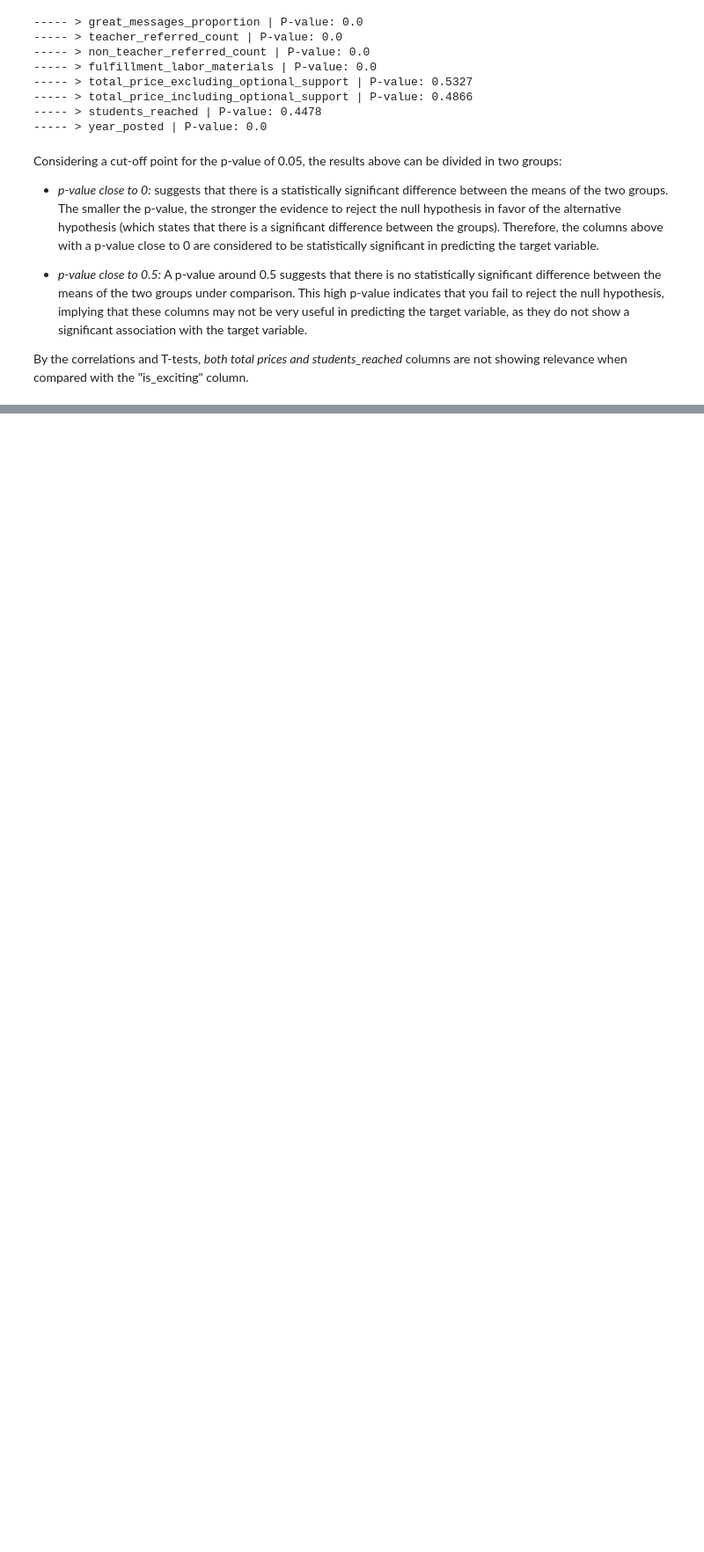
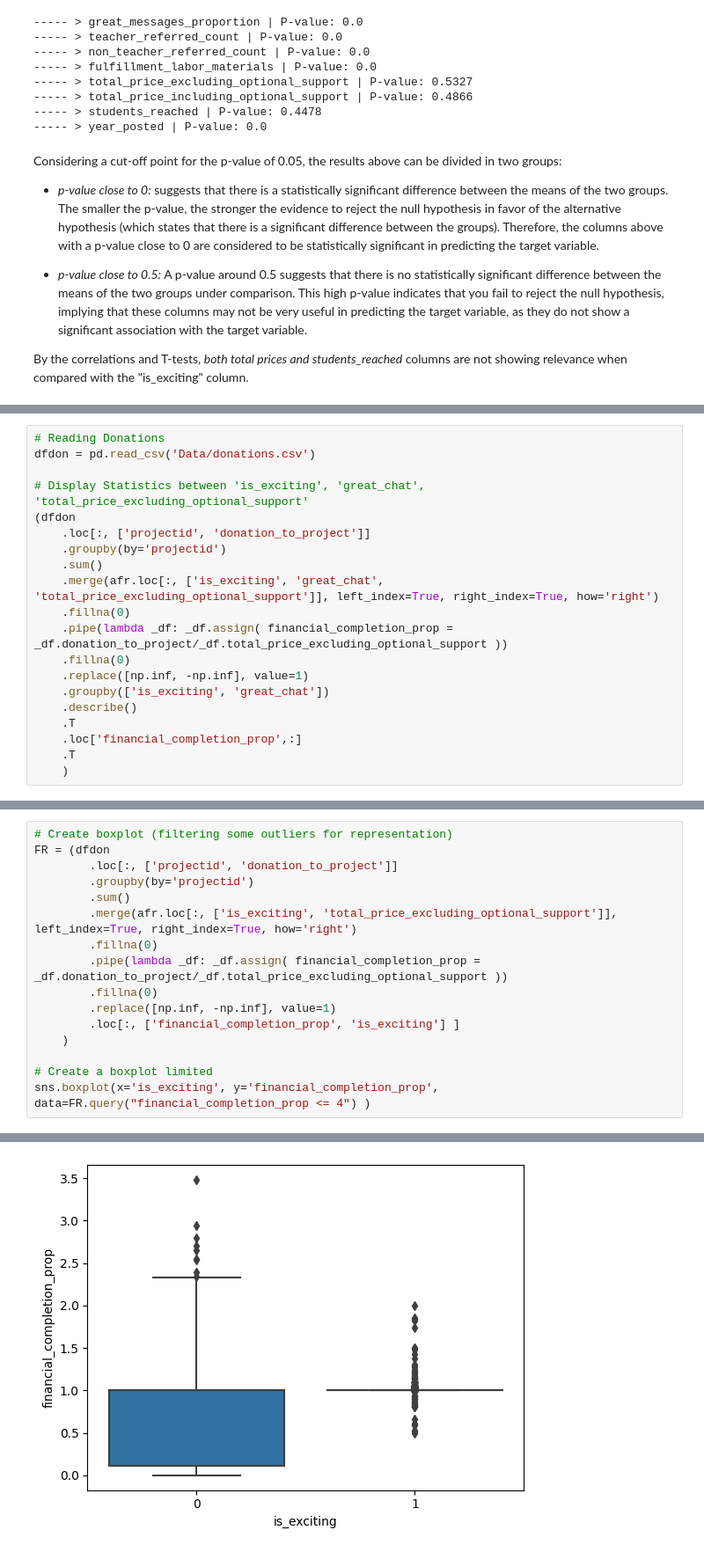
Before and after one commit to maikelps/KKDcup, a Jupyter notebook: Assessment.ipynb, the cells around one changed output, grey strips where cells are left out. Shown at 88% size. Drawn from its saved outputs; the diff is of its cells as text; blank space fills up the shorter version.

```diff
--- a/Assessment.ipynb
+++ b/Assessment.ipynb
@@ -209,0 +387,20 @@ By the correlations and T-tests, *both total prices and students_reached* column
+# %%
+# Reading Donations
+dfdon = pd.read_csv('Data/donations.csv')
+
+# Display Statistics between 'is_exciting', 'great_chat', 'total_price_excluding_optional_support'
+(dfdon
+    .loc[:, ['projectid', 'donation_to_project']]
+    .groupby(by='projectid')
+    .sum()
+    .merge(afr.loc[:, ['is_exciting', 'great_chat', 'total_price_excluding_optional_support']], left_index=True, right_index=True, how='right')
+    .fillna(0)
+    .pipe(lambda _df: _df.assign( financial_completion_prop = _df.donation_to_project/_df.total_price_excluding_optional_support ))
+    .fillna(0)
+    .replace([np.inf, -np.inf], value=1)
+    .groupby(['is_exciting', 'great_chat'])
+    .describe()
+    .T
+    .loc['financial_completion_prop',:]
+    .T
+    )
@@ -209,0 +413,17 @@ By the correlations and T-tests, *both total prices and students_reached* column
+# %%
+# Create boxplot (filtering some outliers for representation)
+FR = (dfdon
+        .loc[:, ['projectid', 'donation_to_project']]
+        .groupby(by='projectid')
+        .sum()
+        .merge(afr.loc[:, ['is_exciting', 'total_price_excluding_optional_support']], left_index=True, right_index=True, how='right')
+        .fillna(0)
+        .pipe(lambda _df: _df.assign( financial_completion_prop = _df.donation_to_project/_df.total_price_excluding_optional_support ))
+        .fillna(0)
+        .replace([np.inf, -np.inf], value=1)
+        .loc[:, ['financial_completion_prop', 'is_exciting'] ]
+    )
+
+# Create a boxplot limited
+sns.boxplot(x='is_exciting', y='financial_completion_prop', data=FR.query("financial_completion_prop <= 4") )
+# %% [output]
@@ -209,0 +431 @@ By the correlations and T-tests, *both total prices and students_reached* column
+[figure, added]
```
Also changed, not shown: parts of 22 cells of this notebook, 2 other files.
